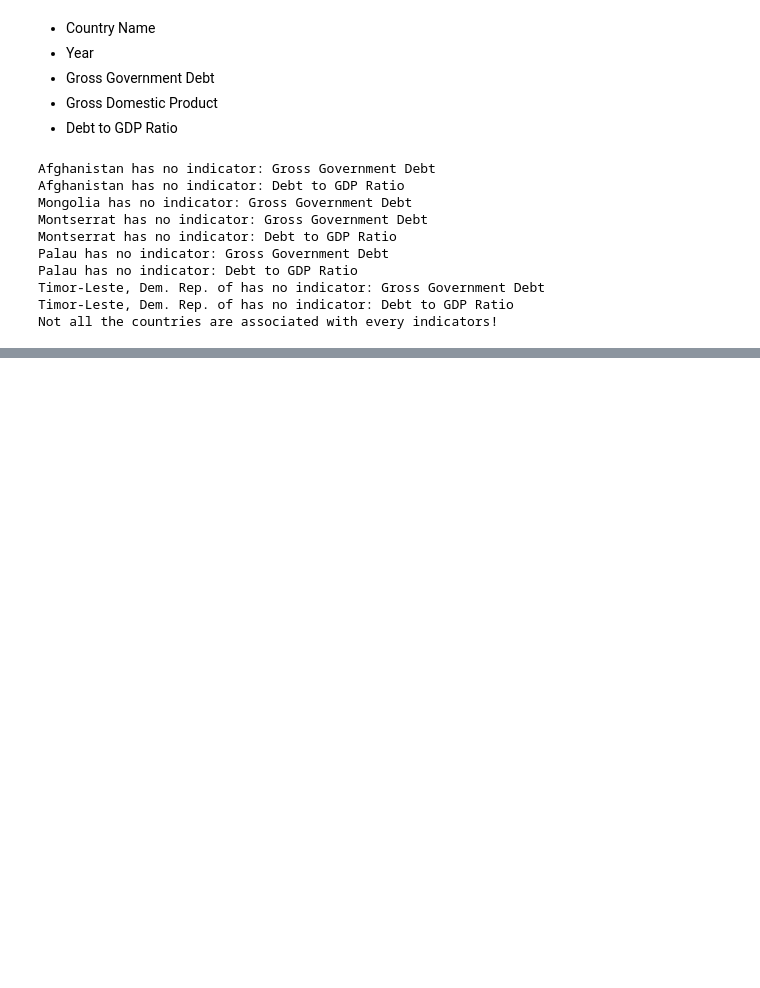
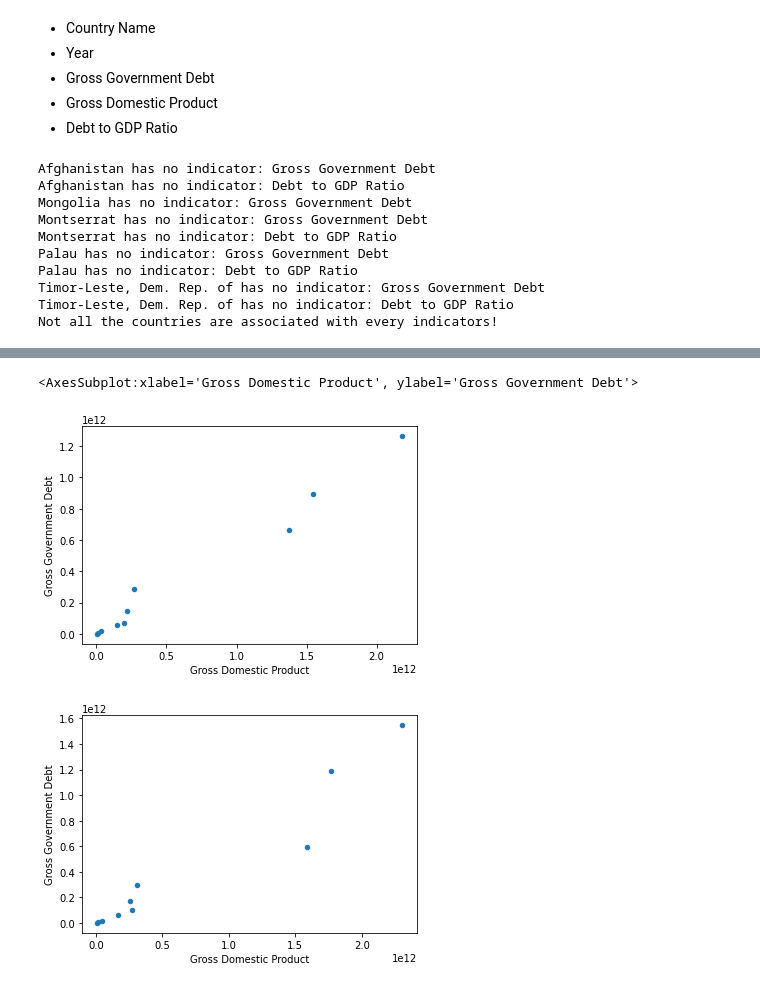
Before and after one commit to bloodsky/HPDD-Analysis, a Jupyter notebook: hpdd.ipynb, the cells around one changed output, grey strips where cells are left out. Saved outputs shown, nothing was run; the diff lists cells and outputs as text; code cells hidden in the pictures; blank space fills up the shorter version.

```diff
--- a/hpdd.ipynb
+++ b/hpdd.ipynb
@@ -103,0 +157,27 @@ merged_df
+# %%
+eu_countries = ['Austria', 'Belgium', 'Bulgaria', 'Croatia', 'Cyprus', 'Czechia', 'Denmark',
+'Estonia', 'Finland', 'France', 'Germany', 'Greece', 'Hungary', 'Ireland',
+'Italy', 'Latvia', 'Lithuania', 'Luxembourg', 'Malta', 'Netherlands',
+'Poland', 'Portugal', 'Romania', 'Slovakia', 'Slovenia', 'Spain', 'Sweden']
+eu_data_frames = [data_frames[key] for key in data_frames if key in eu_countries]
+
+# Scatter plot 2001
+scatter_list_2001 = []
+for var in range(0,10):
+    curr_df = eu_data_frames[var]
+    curr_df = curr_df[(curr_df['Year'] == '2001')]
+    scatter_list_2001.append(curr_df)
+scatter_merged_df_2001 = pd.concat(scatter_list_2001).reset_index(drop=True)
+scatter_merged_df_2001.plot(x='Gross Domestic Product',y='Gross Government Debt',kind='scatter')
+# Scatter plot 2005
+scatter_list_2005 = []
+for var in range(0,10):
+    curr_df = eu_data_frames[var]
+    curr_df = curr_df[(curr_df['Year'] == '2005')]
+    scatter_list_2005.append(curr_df)
+scatter_merged_df_2005 = pd.concat(scatter_list_2005).reset_index(drop=True)
+scatter_merged_df_2005.plot(x='Gross Domestic Product',y='Gross Government Debt',kind='scatter')
+# %% [output]
+<AxesSubplot:xlabel='Gross Domestic Product', ylabel='Gross Government Debt'>
+[figure, added]
+[figure, added]
```
Also changed, not shown: parts of 4 cells of this notebook.
